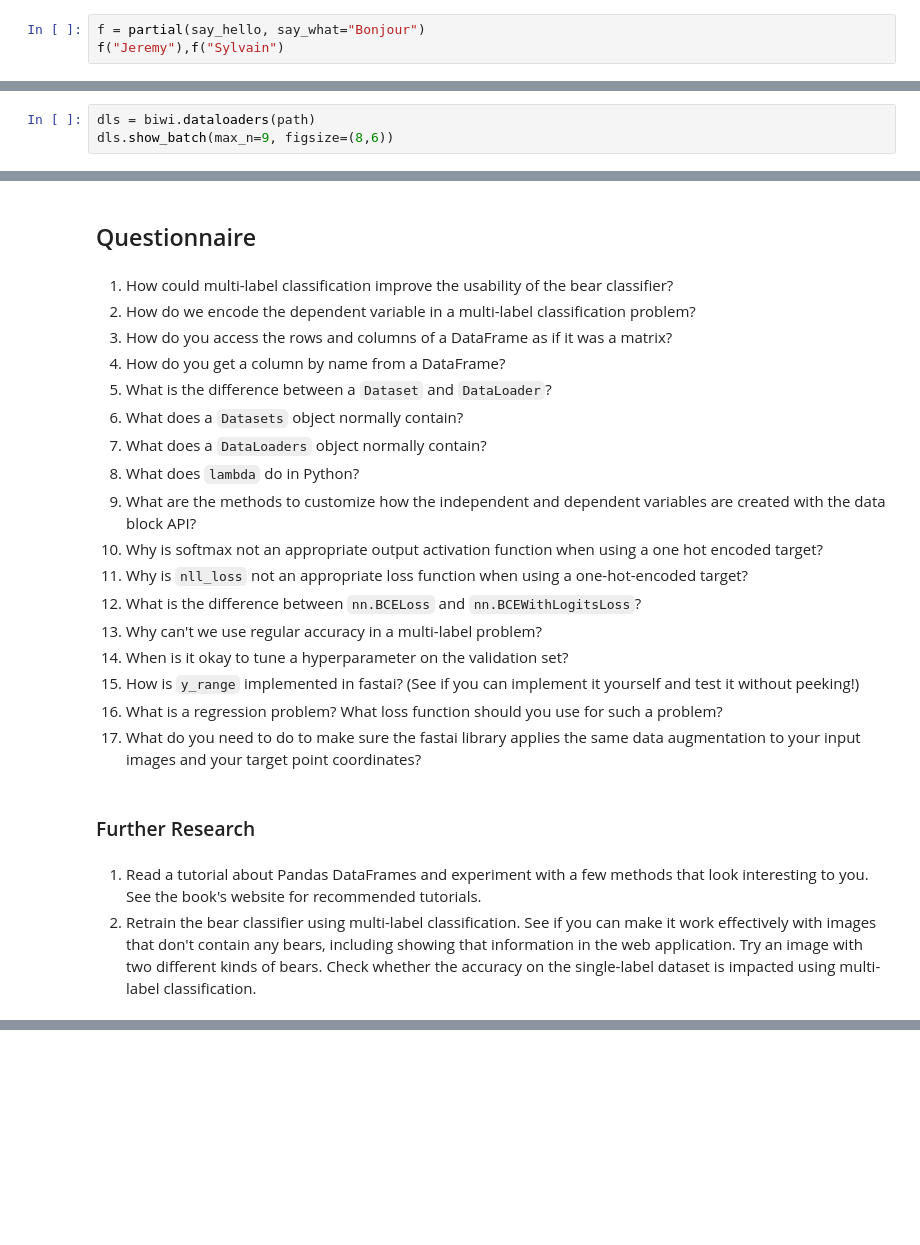
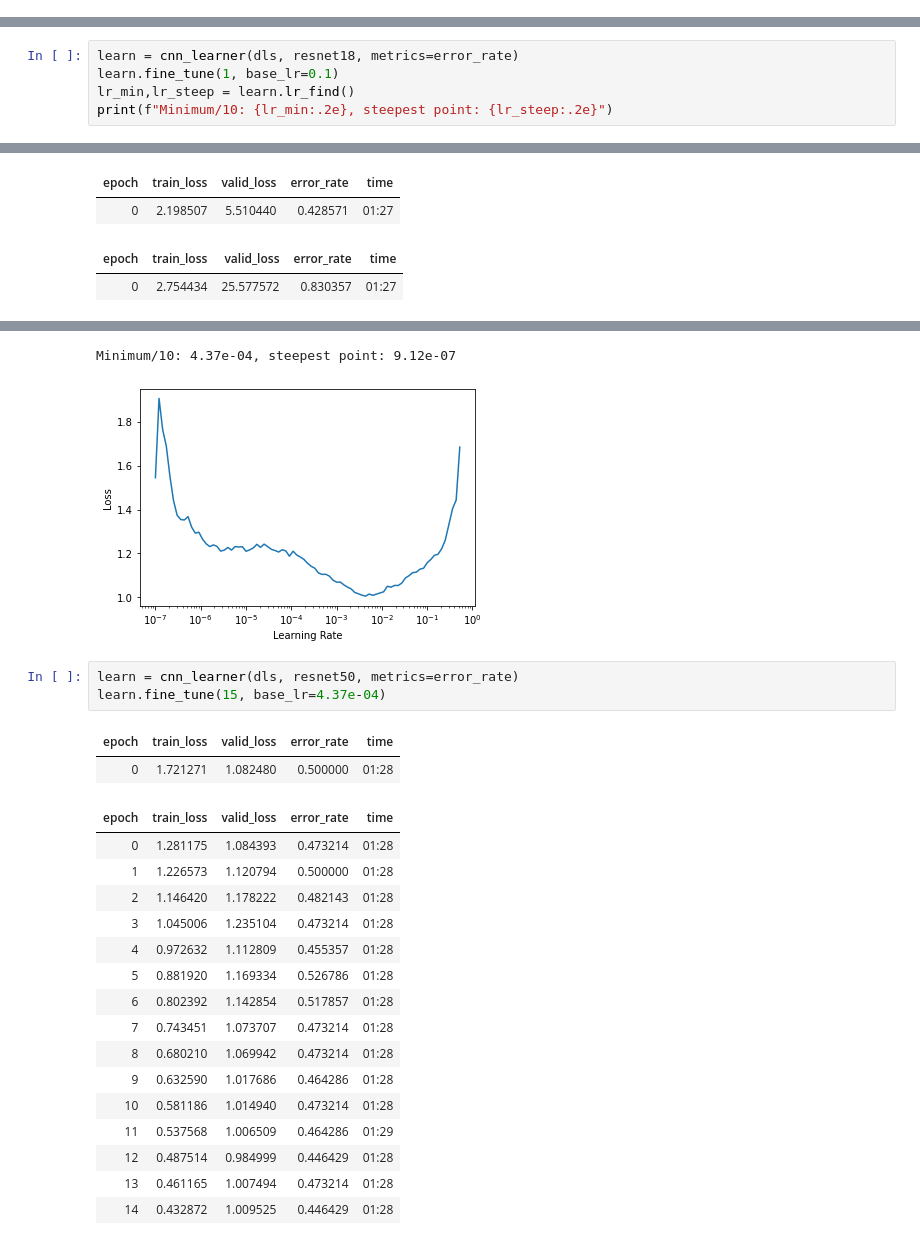
Before and after one commit to Tobbe3108/Fast.ai.Blog, a Jupyter notebook: _notebooks/2021-03-16-Zindi-Crop-Disease.ipynb, the cells around one changed output, grey strips where cells are left out. Cells and saved outputs as stored; diff of their text form; blank space fills up the shorter version.

```diff
--- a/_notebooks/2021-03-16-Zindi-Crop-Disease.ipynb
+++ b/_notebooks/2021-03-16-Zindi-Crop-Disease.ipynb
@@ -343,3 +49,0 @@ We can switch to a French version of that function by using `partial`:
-# %%
-f = partial(say_hello, say_what="Bonjour")
-f("Jeremy"),f("Sylvain")
@@ -487,3 +49,0 @@ Before doing any modeling, we should look at our data to confirm it seems okay:
-# %%
-dls = biwi.dataloaders(path)
-dls.show_batch(max_n=9, figsize=(8,6))
@@ -584,25 +50,6 @@ fastai will automatically try to pick the right one from the data you built, but
-# %% [markdown]
-## Questionnaire
-# %% [markdown]
-1. How could multi-label classification improve the usability of the bear classifier?
-1. How do we encode the dependent variable in a multi-label classification problem?
-1. How do you access the rows and columns of a DataFrame as if it was a matrix?
-1. How do you get a column by name from a DataFrame?
-1. What is the difference between a `Dataset` and `DataLoader`?
-1. What does a `Datasets` object normally contain?
-1. What does a `DataLoaders` object normally contain?
-1. What does `lambda` do in Python?
-1. What are the methods to customize how the independent and dependent variables are created with the data block API?
-1. Why is softmax not an appropriate output activation function when using a one hot encoded target?
-1. Why is `nll_loss` not an appropriate loss function when using a one-hot-encoded target?
-1. What is the difference between `nn.BCELoss` and `nn.BCEWithLogitsLoss`?
-1. Why can't we use regular accuracy in a multi-label problem?
-1. When is it okay to tune a hyperparameter on the validation set?
-1. How is `y_range` implemented in fastai? (See if you can implement it yourself and test it without peeking!)
-1. What is a regression problem? What loss function should you use for such a problem?
-1. What do you need to do to make sure the fastai library applies the same data augmentation to your input images and your target point coordinates?
-# %% [markdown]
-### Further Research
-# %% [markdown]
-1. Read a tutorial about Pandas DataFrames and experiment with a few methods that look interesting to you. See the book's website for recommended tutorials.
-1. Retrain the bear classifier using multi-label classification. See if you can make it work effectively with images that don't contain any bears, including showing that information in the web application. Try an image with two different kinds of bears. Check whether the accuracy on the single-label dataset is impacted using multi-label classification.
+# %%
+learn = cnn_learner(dls, resnet18, metrics=error_rate)
+learn.fine_tune(1, base_lr=0.1)
+lr_min,lr_steep = learn.lr_find()
+print(f"Minimum/10: {lr_min:.2e}, steepest point: {lr_steep:.2e}")
+# %% [output]
@@ -608,0 +57,4 @@ fastai will automatically try to pick the right one from the data you built, but
+| epoch | train_loss | valid_loss | error_rate | time |
+| 0 | 2.198507 | 5.510440 | 0.428571 | 01:27 |
+| epoch | train_loss | valid_loss | error_rate | time |
+| 0 | 2.754434 | 25.577572 | 0.830357 | 01:27 |
@@ -608,0 +62,24 @@ fastai will automatically try to pick the right one from the data you built, but
+Minimum/10: 4.37e-04, steepest point: 9.12e-07
+[figure, added]
+# %%
+learn = cnn_learner(dls, resnet50, metrics=error_rate)
+learn.fine_tune(15, base_lr=4.37e-04)
+# %% [output]
+| epoch | train_loss | valid_loss | error_rate | time |
+| 0 | 1.721271 | 1.082480 | 0.500000 | 01:28 |
+| epoch | train_loss | valid_loss | error_rate | time |
+| 0 | 1.281175 | 1.084393 | 0.473214 | 01:28 |
+| 1 | 1.226573 | 1.120794 | 0.500000 | 01:28 |
+| 2 | 1.146420 | 1.178222 | 0.482143 | 01:28 |
+| 3 | 1.045006 | 1.235104 | 0.473214 | 01:28 |
+| 4 | 0.972632 | 1.112809 | 0.455357 | 01:28 |
+| 5 | 0.881920 | 1.169334 | 0.526786 | 01:28 |
+| 6 | 0.802392 | 1.142854 | 0.517857 | 01:28 |
+| 7 | 0.743451 | 1.073707 | 0.473214 | 01:28 |
+| 8 | 0.680210 | 1.069942 | 0.473214 | 01:28 |
+| 9 | 0.632590 | 1.017686 | 0.464286 | 01:28 |
+| 10 | 0.581186 | 1.014940 | 0.473214 | 01:28 |
+| 11 | 0.537568 | 1.006509 | 0.464286 | 01:29 |
+| 12 | 0.487514 | 0.984999 | 0.446429 | 01:28 |
+| 13 | 0.461165 | 1.007494 | 0.473214 | 01:28 |
+| 14 | 0.432872 | 1.009525 | 0.446429 | 01:28 |
```
Also changed, not shown: parts of 154 cells of this notebook.
